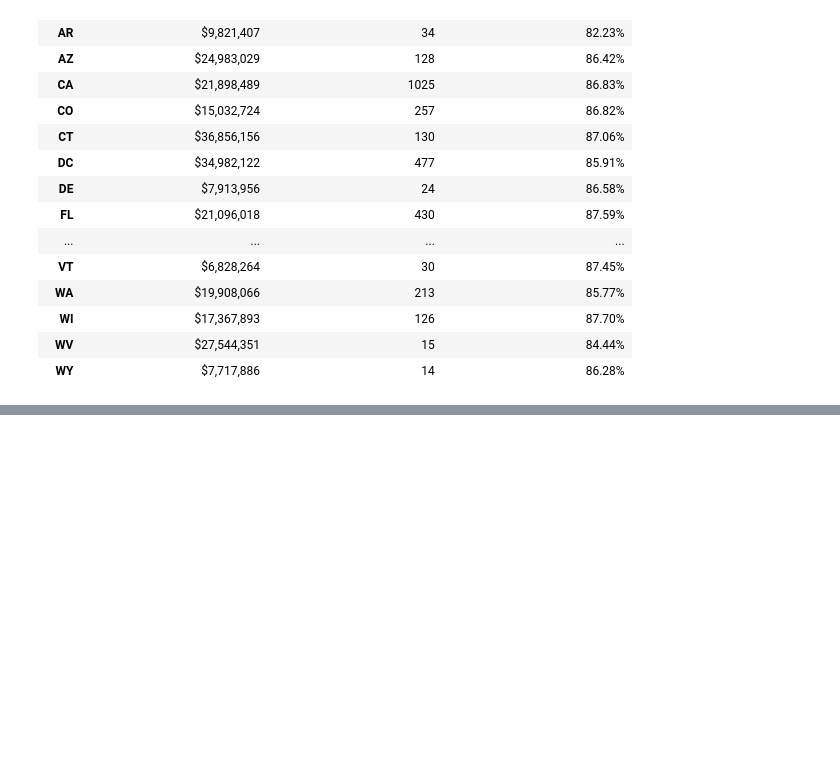
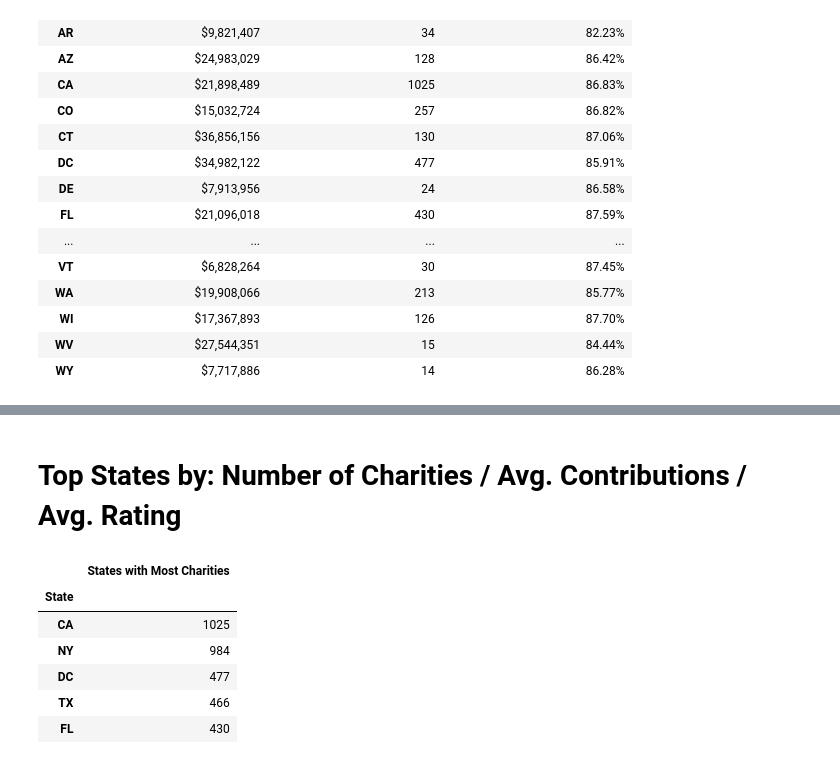
Before and after one commit to randyn/project-one, a Jupyter notebook: State_observations.ipynb, the cells around one changed output, grey strips where cells are left out. Saved outputs shown, nothing was run; the diff lists cells and outputs as text; code cells hidden in the pictures; blank space fills up the shorter version.

```diff
--- a/State_observations.ipynb
+++ b/State_observations.ipynb
@@ -83,0 +101,17 @@ plt.show()
+# %% [markdown]
+# Top States by:  Number of Charities /  Avg. Contributions / Avg. Rating
+# %%
+State = charity_df.groupby("State")
+largest_char_State = pd.DataFrame({
+    "States with Most Charities": State["Charity"].count(),
+}).sort_values("States with Most Charities", ascending=False).head(5)
+
+largest_char_State
+# %% [output]
+|  | States with Most Charities |
+| State |  |
+| CA | 1025 |
+| NY | 984 |
+| DC | 477 |
+| TX | 466 |
+| FL | 430 |
```
Also changed, not shown: parts of 17 cells of this notebook, 1 other file.
